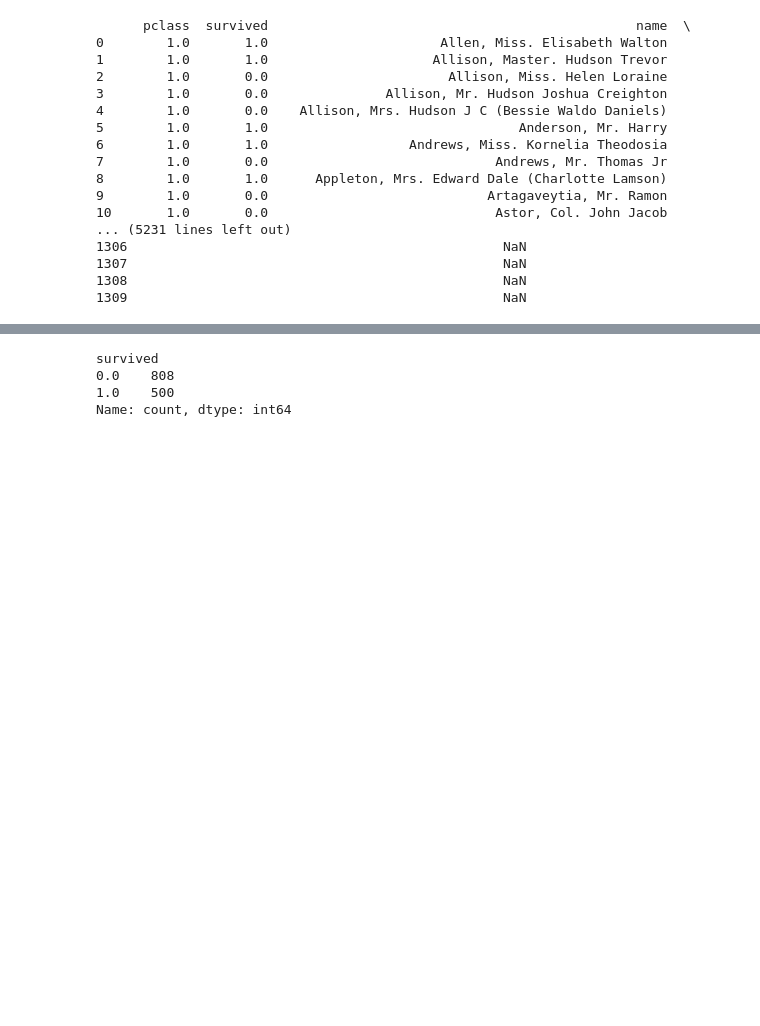
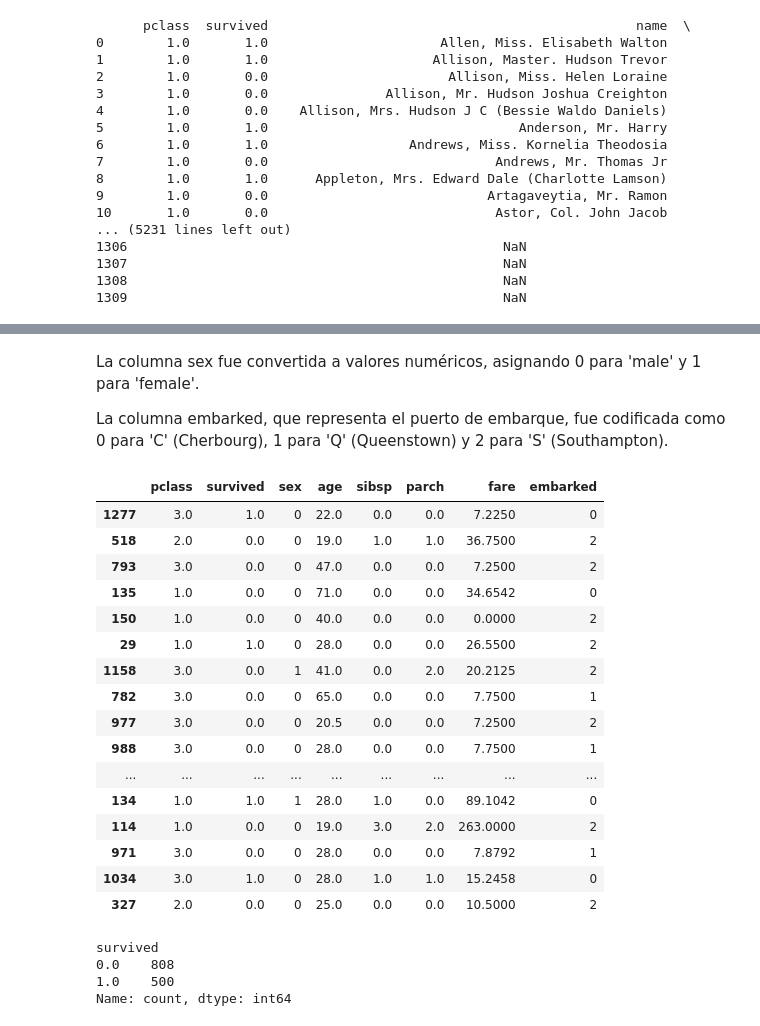
Before and after one commit to ArturoAntonioSotoOsornio/DMUNAM2025, a Jupyter notebook: Practica_3/proceso_ML_clasificacion.ipynb, the cells around one changed output, grey strips where cells are left out. Drawn from its saved outputs; the diff is of its cells as text; code cells hidden in the pictures; blank space fills up the shorter version.

```diff
--- a/Practica_3/proceso_ML_clasificacion.ipynb
+++ b/Practica_3/proceso_ML_clasificacion.ipynb
@@ -148,3 +266,33 @@ dtype: float64
+# %%
+sexo = {'male':0, 'female' :1}
+df['sex'] = df['sex'].map(sexo)
+
+embarked = {'C':0, 'Q':1, 'S': 2}
+df['embarked' ] = df['embarked' ].map(embarked)
+# %% [markdown]
+La columna sex fue convertida a valores numéricos, asignando 0 para 'male' y 1 para 'female'.
+
+La columna embarked, que representa el puerto de embarque, fue codificada como 0 para 'C' (Cherbourg), 1 para 'Q' (Queenstown) y 2 para 'S' (Southampton).
+# %%
+df.sample(n=30)
+# %% [output]
+|  | pclass | survived | sex | age | sibsp | parch | fare | embarked |
+| 1277 | 3.0 | 1.0 | 0 | 22.0 | 0.0 | 0.0 | 7.2250 | 0 |
+| 518 | 2.0 | 0.0 | 0 | 19.0 | 1.0 | 1.0 | 36.7500 | 2 |
+| 793 | 3.0 | 0.0 | 0 | 47.0 | 0.0 | 0.0 | 7.2500 | 2 |
+| 135 | 1.0 | 0.0 | 0 | 71.0 | 0.0 | 0.0 | 34.6542 | 0 |
+| 150 | 1.0 | 0.0 | 0 | 40.0 | 0.0 | 0.0 | 0.0000 | 2 |
+| 29 | 1.0 | 1.0 | 0 | 28.0 | 0.0 | 0.0 | 26.5500 | 2 |
+| 1158 | 3.0 | 0.0 | 1 | 41.0 | 0.0 | 2.0 | 20.2125 | 2 |
+| 782 | 3.0 | 0.0 | 0 | 65.0 | 0.0 | 0.0 | 7.7500 | 1 |
+| 977 | 3.0 | 0.0 | 0 | 20.5 | 0.0 | 0.0 | 7.2500 | 2 |
+| 988 | 3.0 | 0.0 | 0 | 28.0 | 0.0 | 0.0 | 7.7500 | 1 |
+| ... | ... | ... | ... | ... | ... | ... | ... | ... |
+| 134 | 1.0 | 1.0 | 1 | 28.0 | 1.0 | 0.0 | 89.1042 | 0 |
+| 114 | 1.0 | 0.0 | 0 | 19.0 | 3.0 | 2.0 | 263.0000 | 2 |
+| 971 | 3.0 | 0.0 | 0 | 28.0 | 0.0 | 0.0 | 7.8792 | 1 |
+| 1034 | 3.0 | 1.0 | 0 | 28.0 | 1.0 | 1.0 | 15.2458 | 0 |
+| 327 | 2.0 | 0.0 | 0 | 25.0 | 0.0 | 0.0 | 10.5000 | 2 |
 # %%
 varc = list(df.describe())
 # %%
```
Also changed, not shown: parts of 50 cells of this notebook.
